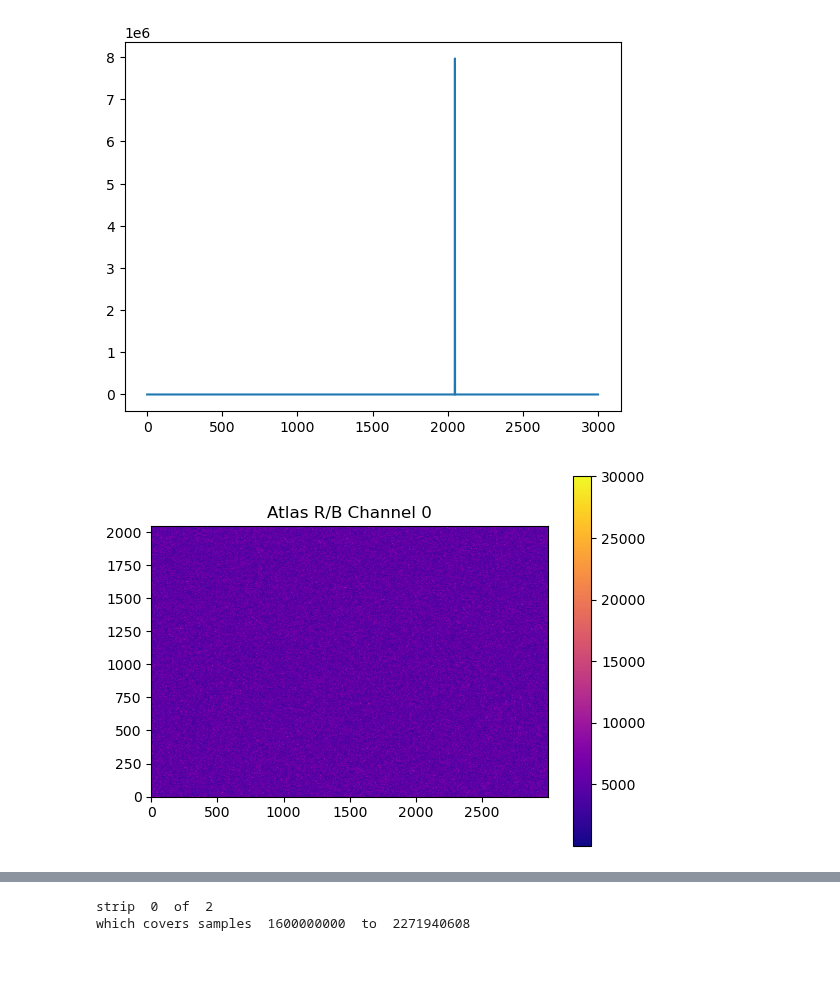
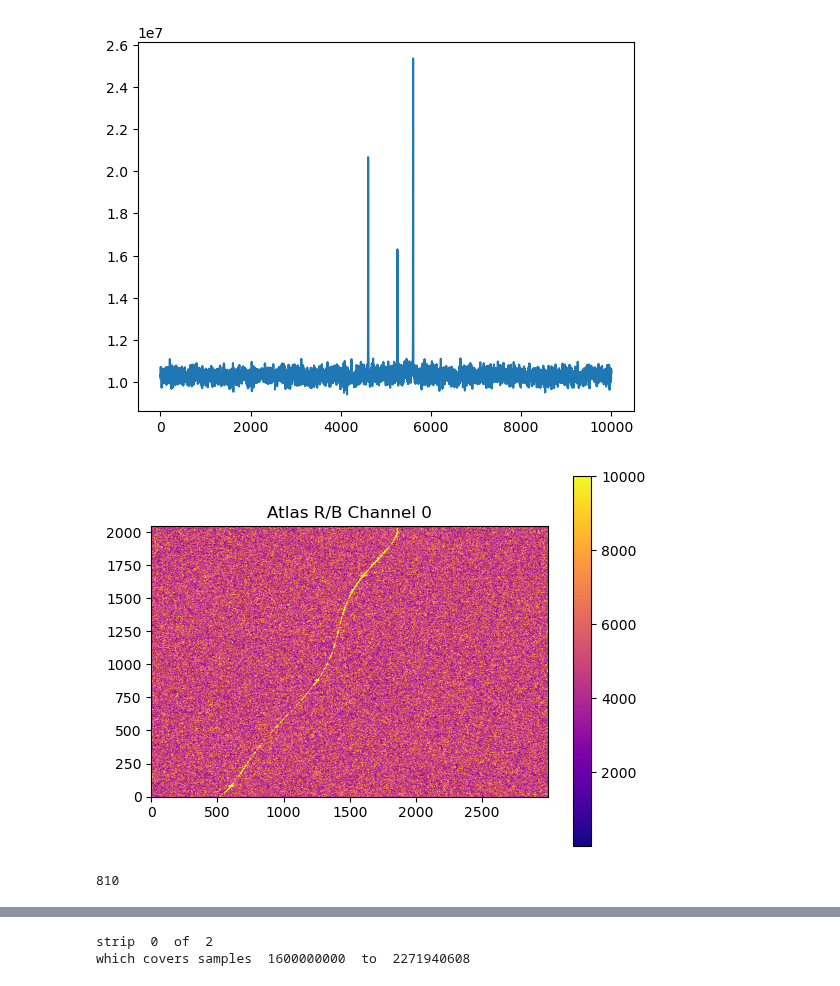
Before and after one commit to phoeberyder/atlas_rb, a Jupyter notebook: atlas_rb.ipynb, the cells around one changed output, grey strips where cells are left out. Drawn from its saved outputs; the diff is of its cells as text; code cells hidden in the pictures.

```diff
--- a/atlas_rb.ipynb
+++ b/atlas_rb.ipynb
@@ -147,7 +164,7 @@ for i in range(sub_power.shape[0]):
 
 time1 = np.arange(sub_power.shape[0])
 # %%
-data = sub_power.T
+data = power_corrected2.T
 
 r = np.zeros(data.shape[1], dtype=int)
 r[0] = np.argmax(np.abs(data[:, 1]))
@@ -172,5 +195,5 @@ plt.show()
 # %%
-coeffs = np.polyfit(time1, r, 2)   #quadratic fit
+coeffs = np.polyfit(time1, r, 1)   #2 is quadratic fit
 r_fit = np.polyval(coeffs, time1)
 # %%
 #plotting fit
@@ -185,21 +208,27 @@ rmc_shift = r_fit - r_ref
 # %%
-from scipy.ndimage import shift as imshift
-
-corrected = np.zeros_like(cdat_pc)
-
-corrected[:, i] = imshift(cdat_pc[:, i], -rmc_shift[i])
+#takes about 3 minutes
+corrected3 = np.zeros_like(cdat_pc)
+for i in range(2048):
+    corrected3[i, :] = imshift(corrected2[i, :], -rmc_shift[i])
 # %%
-power_corrected = (np.abs(corrected))**2
-spec_corrected = np.sum(power_corrected, axis=0)
+power_corrected3 = (np.abs(corrected3))**2
+spec_corrected3 = np.sum(power_corrected3, axis=0)
 # %%
-plt.plot(spec_corrected[:3000], label='Ch 0')
+# peaks, _ = find_peaks(spec_corrected, 1.5e7)
+# print('distribution is', peaks[-1]-peaks[0])
+plt.plot(spec_corrected3[130000:140000], label='Ch 0')
+# plt.hlines((np.max(spec_corrected)-np.min(spec_corrected))/1.5, 0, 10000)
 plt.show()
 # %% [output]
-[figure, old version]
+[figure, new version]
 # %%
-plt.imshow(power[:, :3000], vmax = 30000, cmap = 'plasma', origin='lower')
+plt.imshow(power_corrected3[:, 134000:137000], vmax = 10000, cmap = 'plasma', origin='lower')
 plt.title('Atlas R/B Channel 0')
 plt.colorbar()
 plt.show()
 # %% [output]
-[figure, old version]
+[figure, new version]
+# %%
+134810-134000
+# %% [output]
+810
```
Also changed, not shown: parts of 15 cells of this notebook.
